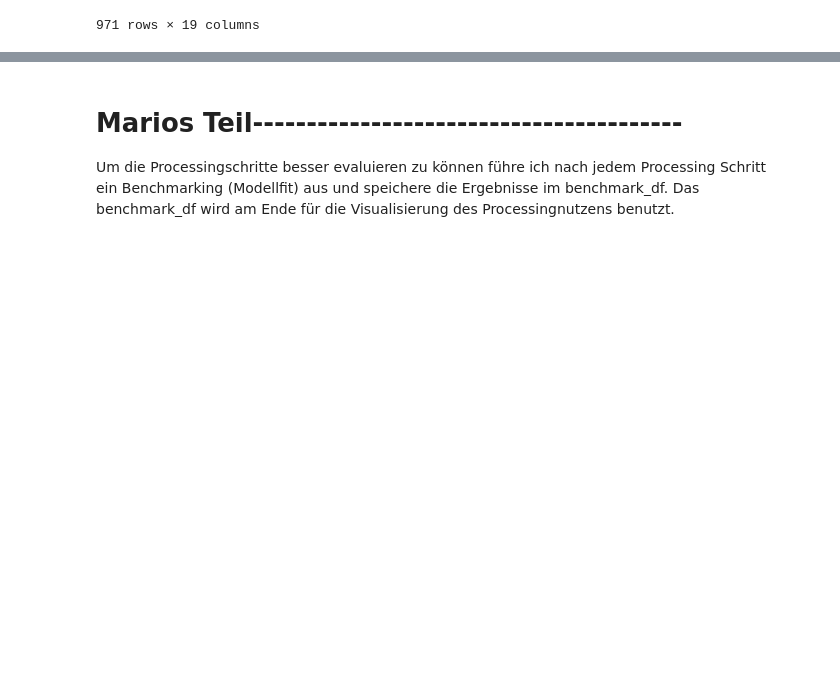
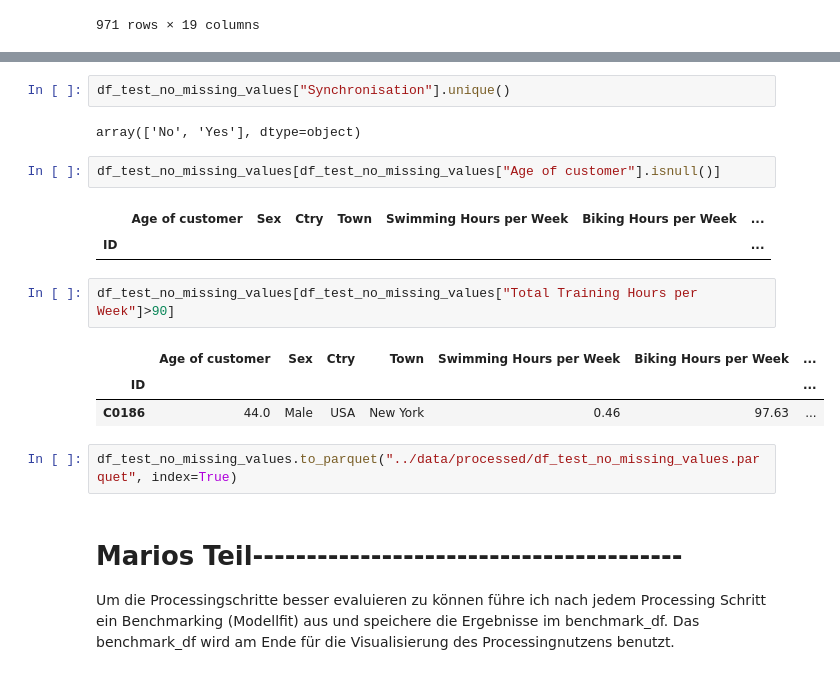
Before and after one commit to MarioKrupinski/Introduction-to-Data-Science-AI, a Jupyter notebook: notebooks/preparation.ipynb, the cells around one changed output, grey strips where cells are left out. Cells and saved outputs as stored; diff of their text form; blank space fills up the shorter version.

```diff
--- a/notebooks/preparation.ipynb
+++ b/notebooks/preparation.ipynb
@@ -1208,3 +1287,20 @@ df_training_no_missing_values
+# %%
+df_test_no_missing_values["Synchronisation"].unique()
+# %% [output]
+array(['No', 'Yes'], dtype=object)
+# %%
+df_test_no_missing_values[df_test_no_missing_values["Age of customer"].isnull()]
+# %% [output]
+|  | Age of customer | Sex | Ctry | Town | Swimming Hours per Week | Biking Hours per Week | ... |
+| ID |  |  |  |  |  |  | ... |
+# %%
+df_test_no_missing_values[df_test_no_missing_values["Total Training Hours per Week"]>90]
+# %% [output]
+|  | Age of customer | Sex | Ctry | Town | Swimming Hours per Week | Biking Hours per Week | ... |
+| ID |  |  |  |  |  |  | ... |
+| C0186 | 44.0 | Male | USA | New York | 0.46 | 97.63 | ... |
+# %%
+df_test_no_missing_values.to_parquet("../data/processed/df_test_no_missing_values.parquet", index=True)
 # %% [markdown]
 <h1> Marios Teil---------------------------------------- </h1>
 
```
Also changed, not shown: parts of 6 cells of this notebook, 1 other file.
